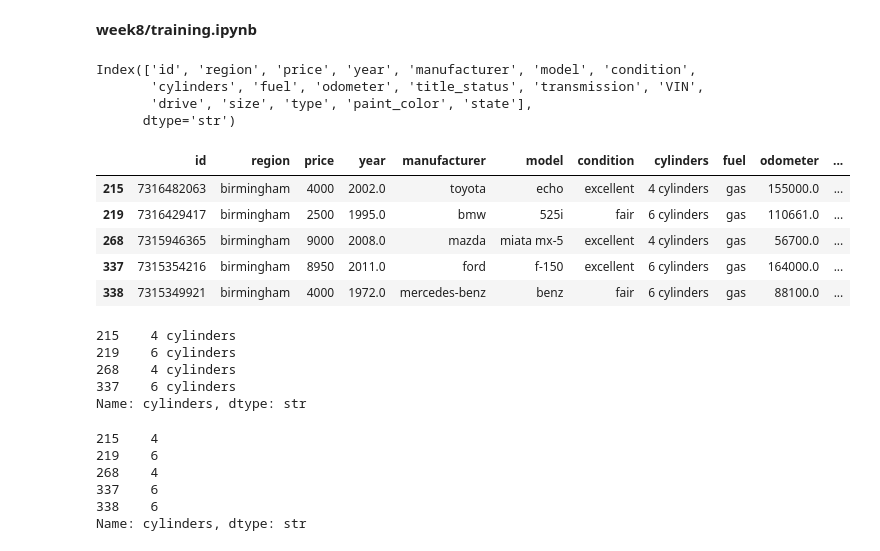
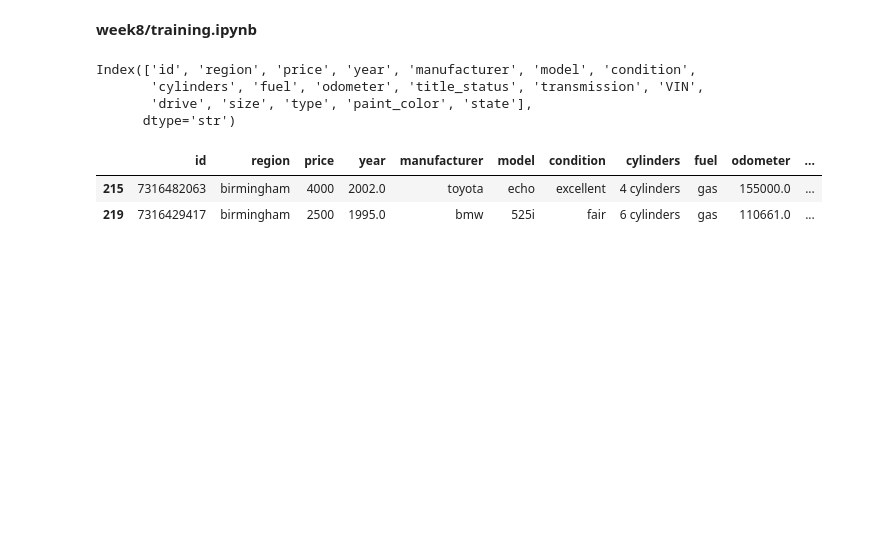
Before and after one commit to davidharrisnet/used_cars, a Jupyter notebook: cars_analysis.ipynb, the cells around one changed output. Drawn from its saved outputs; the diff is of its cells as text; code cells hidden in the pictures; blank space fills up the shorter version.

```diff
--- a/cars_analysis.ipynb
+++ b/cars_analysis.ipynb
@@ -25,19 +25,8 @@ autodf.dropna(inplace=True) # cleaning, dropping NaN
 # %%
 autodf = autodf[autodf['price'] > 0] # remove cars with price of zero
 # %%
-autodf.head()
+autodf.head(2)
 # %% [output]
 |  | id | region | price | year | manufacturer | model | condition | cylinders | fuel | odometer | ... |
 | 215 | 7316482063 | birmingham | 4000 | 2002.0 | toyota | echo | excellent | 4 cylinders | gas | 155000.0 | ... |
 | 219 | 7316429417 | birmingham | 2500 | 1995.0 | bmw | 525i | fair | 6 cylinders | gas | 110661.0 | ... |
-| 268 | 7315946365 | birmingham | 9000 | 2008.0 | mazda | miata mx-5 | excellent | 4 cylinders | gas | 56700.0 | ... |
-| 337 | 7315354216 | birmingham | 8950 | 2011.0 | ford | f-150 | excellent | 6 cylinders | gas | 164000.0 | ... |
-| 338 | 7315349921 | birmingham | 4000 | 1972.0 | mercedes-benz | benz | fair | 6 cylinders | gas | 88100.0 | ... |
-# %%
-autodf['cylinders'].head(4)
-# %% [output]
-215    4 cylinders
-219    6 cylinders
-268    4 cylinders
-337    6 cylinders
-Name: cylinders, dtype: str
@@ -46,9 +32,0 @@ autodf['cylinders'] = autodf['cylinders'].str.replace('cylinders','',regex=False
-# %%
-autodf['cylinders'].head()
-# %% [output]
-215    4
-219    6
-268    4
-337    6
-338    6
-Name: cylinders, dtype: str
```
Also changed, not shown: parts of 32 cells of this notebook, 6 other files.
